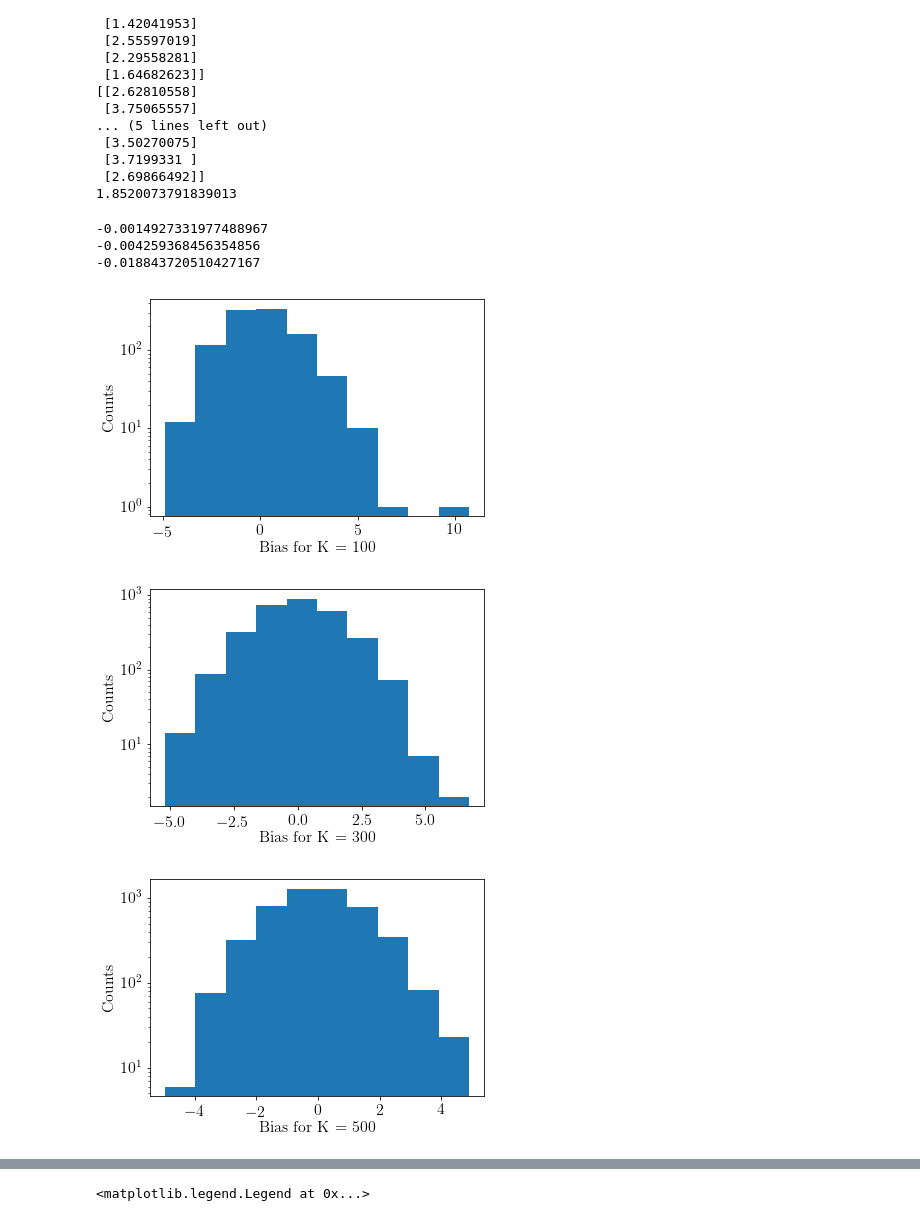
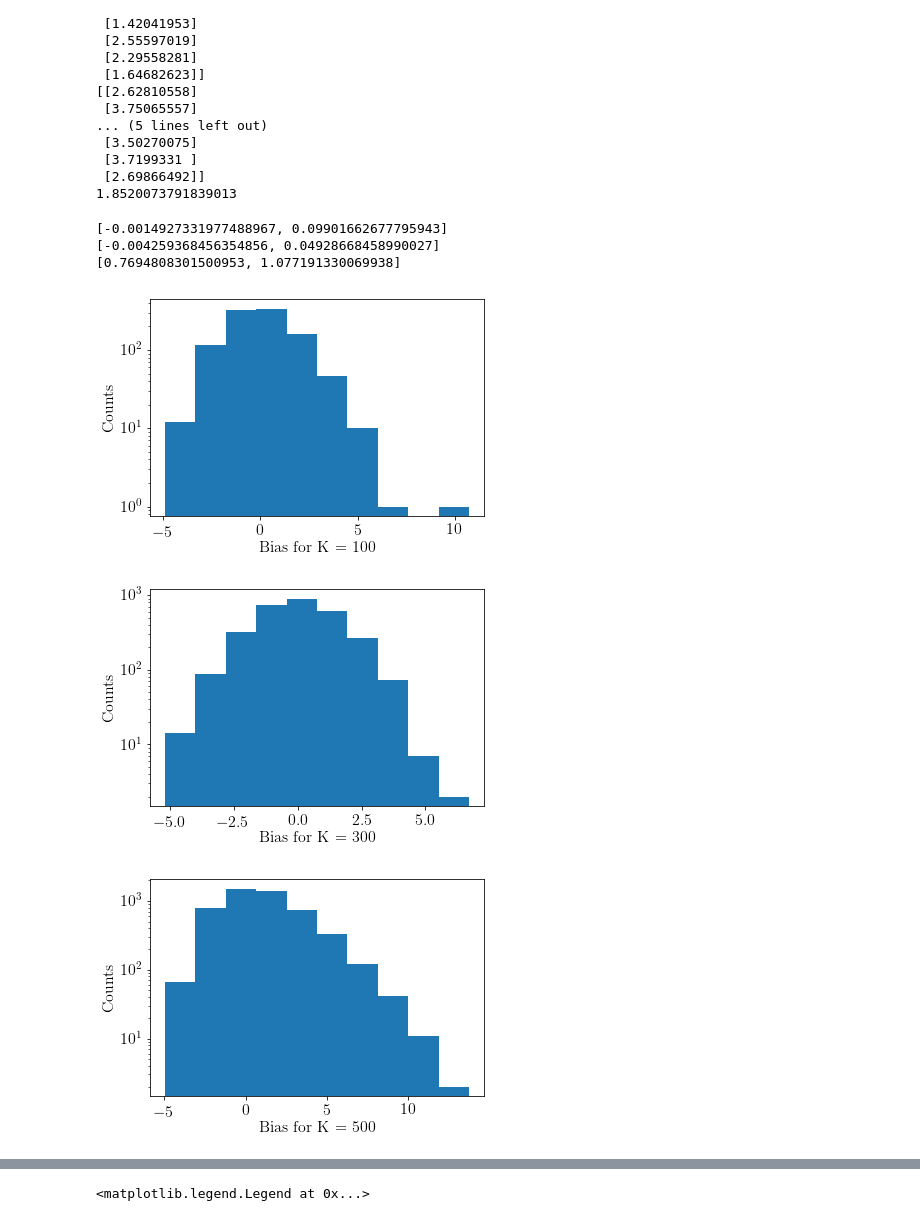
Before and after one commit to eco-theory/Island-eco-figures, a Jupyter notebook: Figure_plotting_2019_02.ipynb, the cells around one changed output, grey strips where cells are left out. Saved outputs shown, nothing was run; the diff lists cells and outputs as text; code cells hidden in the pictures.

Commit message:
Figure edits

```diff
--- a/Figure_plotting_2019_02.ipynb
+++ b/Figure_plotting_2019_02.ipynb
@@ -1360,49 +1361,50 @@ print(np.mean(lambda_array1))
 # %%
 # Choose chi that gives zero median for biases. Use all replicates for ensemble.
 chi1 = .81
-chi2 = .74
-chi3 = .65
+chi2 = .74  #.74
+chi3 = 2
+
 
 bias_array1 = growth_rate_array1 - gamma*chi1*n_mean_array1
 bias1 = bias_array1.flatten()
 
-print(np.median(bias1))
+print([np.median(bias1),np.mean(bias1)])
 # print(scipy.stats.skew(bias1))
 plt.hist(bias1)
 plt.ylabel('Counts')
 plt.xlabel('Bias for K = 100')
 plt.yscale('log')
 
 bias_array2 = growth_rate_array2 - gamma*chi2*n_mean_array2
 bias2 = bias_array2.flatten()
 
 plt.figure()
-print(np.median(bias2))
+print([np.median(bias2),np.mean(bias2)])
 # print(scipy.stats.skew(bias1))
 plt.hist(bias2)
 plt.ylabel('Counts')
 plt.xlabel('Bias for K = 300')
 plt.yscale('log')
 
 bias_array3 = growth_rate_array3 - gamma*chi3*n_mean_array3
 bias3 = bias_array3.flatten()
 
 plt.figure()
-print(np.median(bias3))
+print([np.median(bias3),np.mean(bias3)])
 # print(scipy.stats.skew(bias3))
 plt.hist(bias3)
 plt.ylabel('Counts')
 plt.xlabel('Bias for K = 500')
 plt.yscale('log')
 
 # plt.figure()
 # plt.plot(bias-lambdas.flatten(),n_means,'.')
 # plt.yscale('log')
 # plt.ylim((1e-4,20))
 # %% [output]
--0.0014927331977488967
--0.004259368456354856
--0.018843720510427167
+[-0.0014927331977488967, 0.09901662677795943]
+[-0.004259368456354856, 0.04928668458990027]
+[0.7694808301500953, 1.077191330069938]
 [figure]
 [figure]
-[figure, old version]
+[figure, new version]
```
Also changed, not shown: parts of 11 cells of this notebook, 4 other files.
